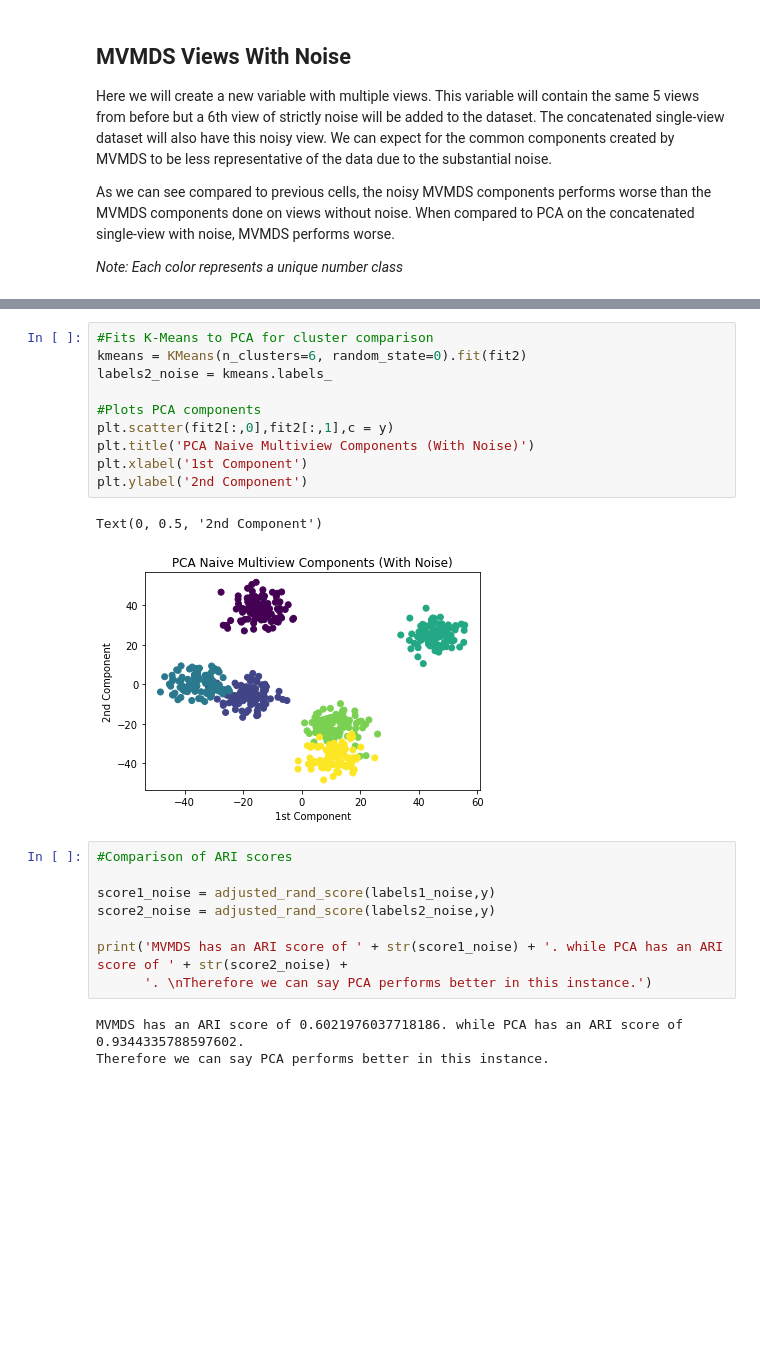
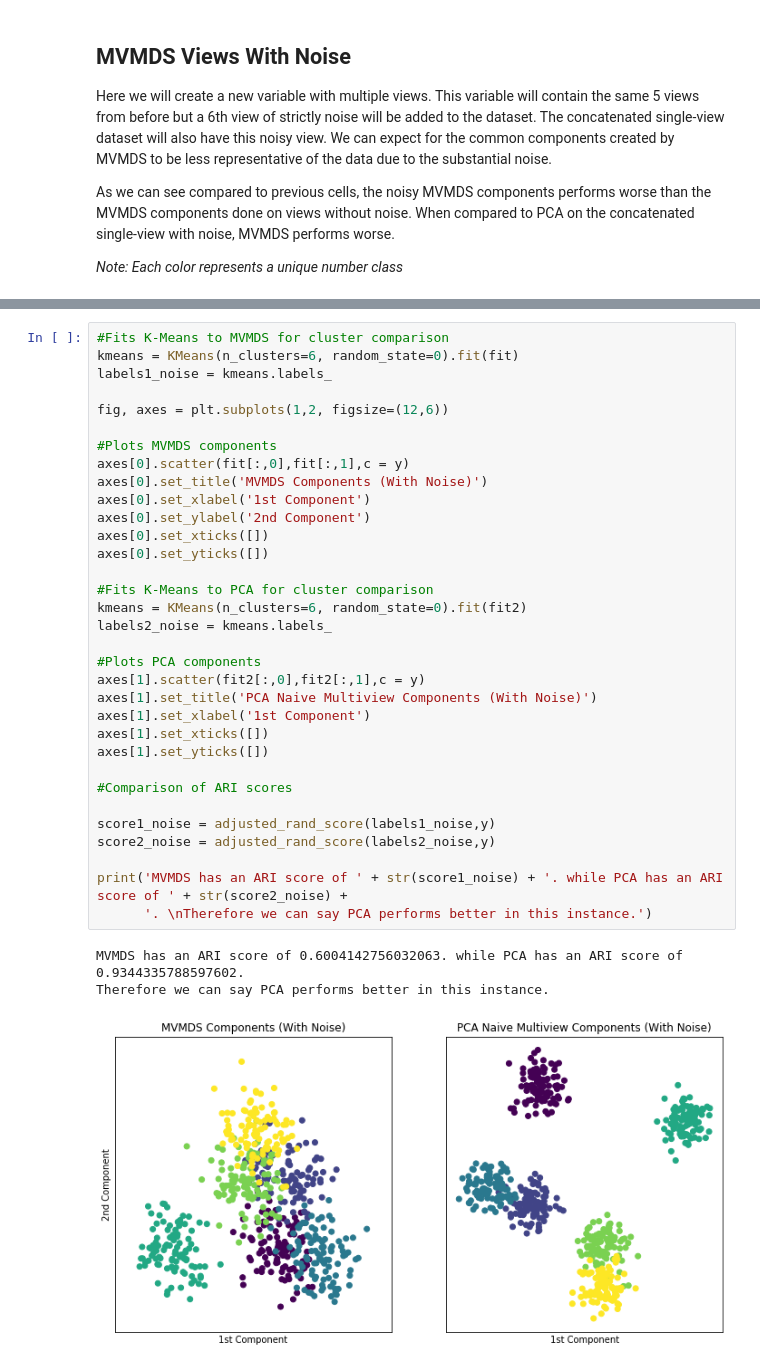
Before and after one commit to mvlearn/mvlearn, a Jupyter notebook: docs/tutorials/embed/mvmds_proof.ipynb, the cells around one changed output, grey strips where cells are left out. Cells and saved outputs as stored; diff of their text form; blank space fills up the shorter version.

```diff
--- a/docs/tutorials/embed/mvmds_proof.ipynb
+++ b/docs/tutorials/embed/mvmds_proof.ipynb
@@ -161,24 +147,37 @@ Text(0, 0.5, '2nd Component')
-# %%
-#Fits K-Means to PCA for cluster comparison
-kmeans = KMeans(n_clusters=6, random_state=0).fit(fit2)
-labels2_noise = kmeans.labels_
-
-#Plots PCA components
-plt.scatter(fit2[:,0],fit2[:,1],c = y)
-plt.title('PCA Naive Multiview Components (With Noise)')
-plt.xlabel('1st Component')
-plt.ylabel('2nd Component')
-# %% [output]
-Text(0, 0.5, '2nd Component')
-[figure, removed]
-# %%
-#Comparison of ARI scores
-
-score1_noise = adjusted_rand_score(labels1_noise,y)
-score2_noise = adjusted_rand_score(labels2_noise,y)
-
-print('MVMDS has an ARI score of ' + str(score1_noise) + '. while PCA has an ARI score of ' + str(score2_noise) +
-      '. \nTherefore we can say PCA performs better in this instance.')
-# %% [output]
-MVMDS has an ARI score of 0.6021976037718186. while PCA has an ARI score of 0.9344335788597602.
-Therefore we can say PCA performs better in this instance.
+# %%
+#Fits K-Means to MVMDS for cluster comparison
+kmeans = KMeans(n_clusters=6, random_state=0).fit(fit)
+labels1_noise = kmeans.labels_
+
+fig, axes = plt.subplots(1,2, figsize=(12,6))
+
+#Plots MVMDS components
+axes[0].scatter(fit[:,0],fit[:,1],c = y)
+axes[0].set_title('MVMDS Components (With Noise)')
+axes[0].set_xlabel('1st Component')
+axes[0].set_ylabel('2nd Component')
+axes[0].set_xticks([])
+axes[0].set_yticks([])
+
+#Fits K-Means to PCA for cluster comparison
+kmeans = KMeans(n_clusters=6, random_state=0).fit(fit2)
+labels2_noise = kmeans.labels_
+
+#Plots PCA components
+axes[1].scatter(fit2[:,0],fit2[:,1],c = y)
+axes[1].set_title('PCA Naive Multiview Components (With Noise)')
+axes[1].set_xlabel('1st Component')
+axes[1].set_xticks([])
+axes[1].set_yticks([])
+
+#Comparison of ARI scores
+
+score1_noise = adjusted_rand_score(labels1_noise,y)
+score2_noise = adjusted_rand_score(labels2_noise,y)
+
+print('MVMDS has an ARI score of ' + str(score1_noise) + '. while PCA has an ARI score of ' + str(score2_noise) +
+      '. \nTherefore we can say PCA performs better in this instance.')
+# %% [output]
+MVMDS has an ARI score of 0.6004142756032063. while PCA has an ARI score of 0.9344335788597602.
+Therefore we can say PCA performs better in this instance.
+[figure, added]
```
Also changed, not shown: parts of 9 cells of this notebook, 24 other files.
